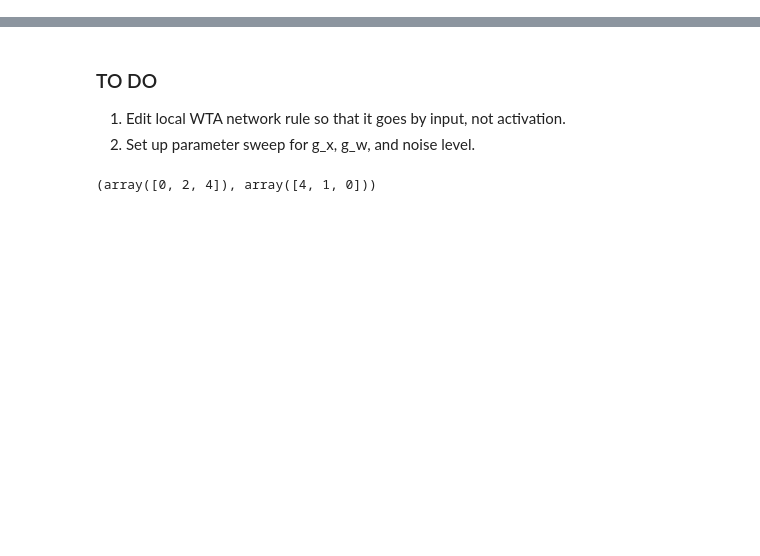
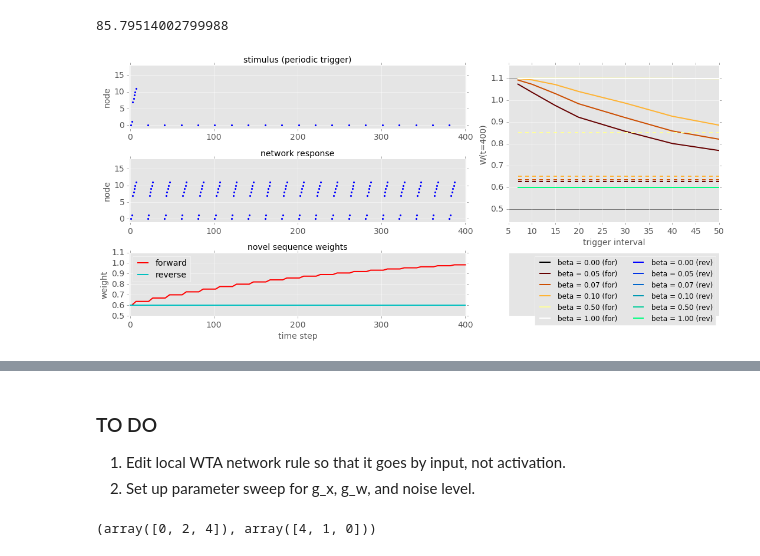
Before and after one commit to rkp8000/nothing_but_reruns, a Jupyter notebook: sandbox.ipynb, the cells around one changed output, grey strips where cells are left out. Cells and saved outputs as stored; diff of their text form; code cells hidden in the pictures; blank space fills up the shorter version.

```diff
--- a/sandbox.ipynb
+++ b/sandbox.ipynb
@@ -4,0 +110,64 @@ round(4.00000, 5)
+# %%
+import numpy as np
+import timeit
+
+from connectivity import hexagonal_lattice
+from network import LocalWtaWithAthAndStdp
+
+w, nodes = hexagonal_lattice(6)
+
+ntwk = LocalWtaWithAthAndStdp(
+    th=1.5, w=w, g_x=1.3, t_x=50, rp=2,
+    stdp_params={'w_0': 0.5, 'w_1': 1.1, 'beta_0': 0, 'beta_1': 0},
+    wta_dist=2, wta_factor=2)
+
+drives = 0.4 * np.random.randn(400, len(nodes))
+r_0 = np.zeros((len(nodes),))
+xc_0 = np.zeros((len(nodes),))
+
+def f():
+    np.random.seed(None)
+    return ntwk.run(r_0, xc_0, drives)
+
+timeit.timeit(f, number=30)
+# %% [output]
+85.79514002799988
+# %%
+%matplotlib inline
+import pdb
+from figures.final_paper import replay_plus_stdp_periodic_stim
+
+replay_plus_stdp_periodic_stim(
+    NETWORK_SIZE=6, V_TH=1.5, RP=2, ALPHA=1, BETA_0=0, BETA_1=0.07,
+    T_X=50, G_X=1.3, W_0=0.5, W_1=1.1,
+    SEQS_STRONG=[
+        # seq 1 forward
+        [(0, -6), (-1, -5), (-2, -4), (-3, -3), (-3, -1), (-3, 1), (-3, 3)],
+        # seq 1 reverse
+        [(-3, 3), (-3, 1), (-3, -1), (-3, -3), (-2, -4), (-1, -5), (0, -6)],
+        # seq 2 forward
+        [(0, -6), (0, -4), (0, -2), (0, 0), (0, 2), (0, 4), (0, 6)],
+        # seq 2 reverse
+        [(0, 6), (0, 4), (0, 2), (0, 0), (0, -2), (0, -4), (0, -6)],
+        # seq 3 forward
+        [(0, -6), (1, -5), (2, -4), (3, -3), (3, -1), (3, 1), (3, 3)],
+        # seq 3 reverse
+        [(3, 3), (3, 1), (3, -1), (3, -3), (2, -4), (1, -5), (0, -6)],
+    ],
+    SEQ_NOVEL=[(0, -6), (-1, -5), (-1, -3), (-1, -1), (-1, 1), (-1, 3), (-1, 5)],
+    DRIVE_AMP=10, DURATION=400,
+    LABEL='periodic trigger',
+    SEED=0,
+    NOISE_STD=0,
+    TRIGGER_INTERVAL=20,
+    TRIGGER_SEQ=[(0, -6)],
+    INTERRUPTION_TIME=None,
+    INTERRUPTION_SEQ=[(0, -6), (-1, -5), (-2, -4), (-3, -3), (-3, -1), (-3, 1), (-3, 3)],
+    NODE_ORDER=[
+        (0, -6), (-1, -5), (-2, -4), (-3, -3), (-3, -1), (-3, 1),
+        (-3, 3), (-1, -3), (-1, -1), (-1, 1), (-1, 3), (-1, 5),
+    ],
+    GROUP='periodic_stim',
+    G_XS_STATS=[1.3, 0]);
+# %% [output]
+[figure, added]
```
Also changed, not shown: parts of 12 cells of this notebook, 2 other files.
